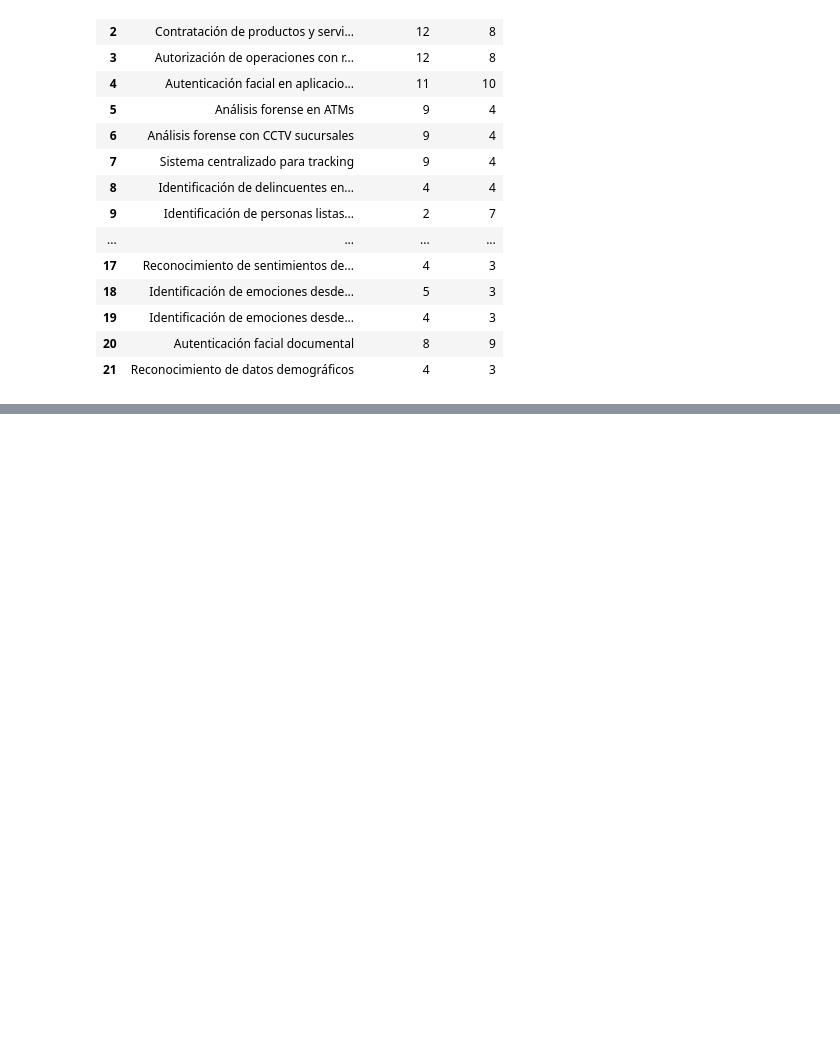
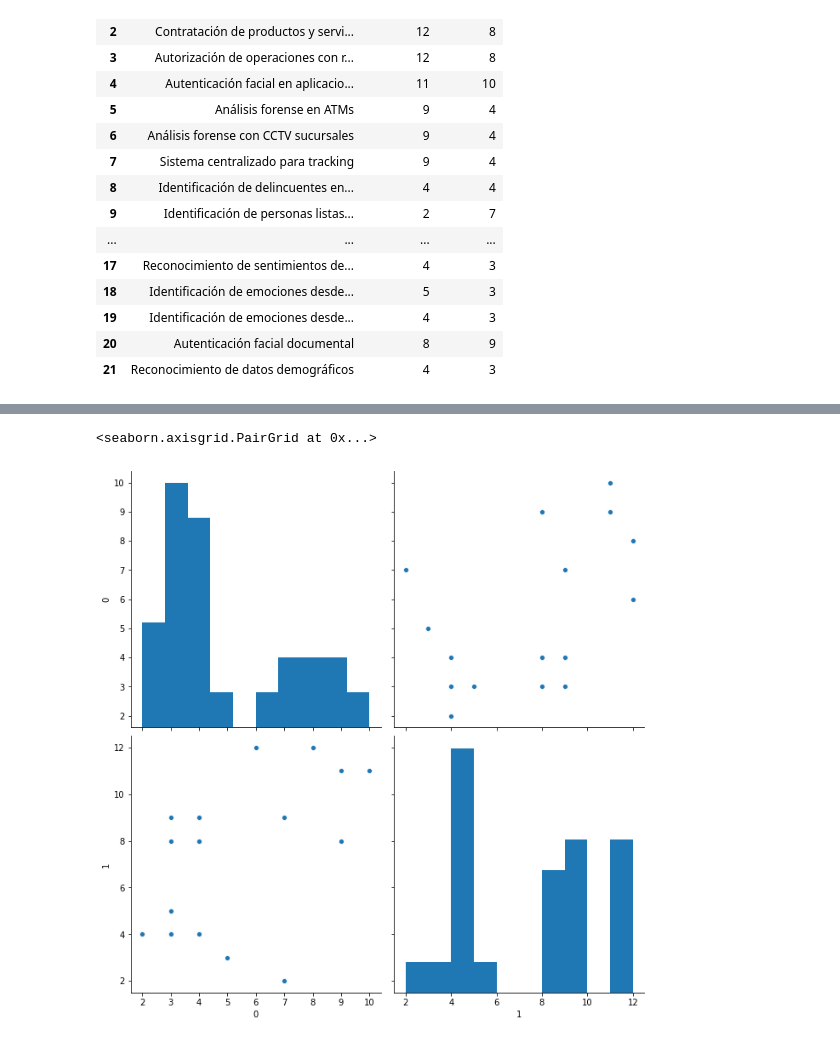
Before and after one commit to SPQR14/PythonBootcamp, a Jupyter notebook: RF/Mapa de calor RF.ipynb, the cells around one changed output, grey strips where cells are left out. Cells and saved outputs as stored; diff of their text form; code cells hidden in the pictures; blank space fills up the shorter version.

```diff
--- a/RF/Mapa de calor RF.ipynb
+++ b/RF/Mapa de calor RF.ipynb
@@ -99,0 +120,5 @@ array([[1.        , 0.53833831],
+# %%
+sns.pairplot(df_transpuesto ,size=4.5)
+# %% [output]
+<seaborn.axisgrid.PairGrid at 0x...>
+[figure, added]
```
Also changed, not shown: parts of 11 cells of this notebook, 3 other files.
